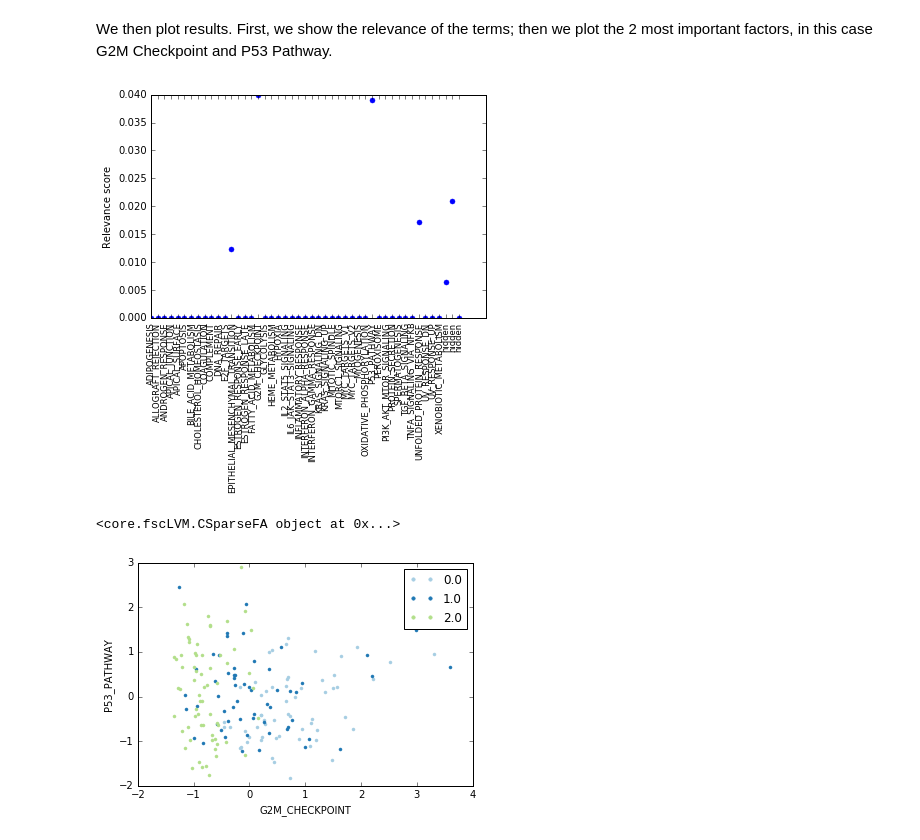
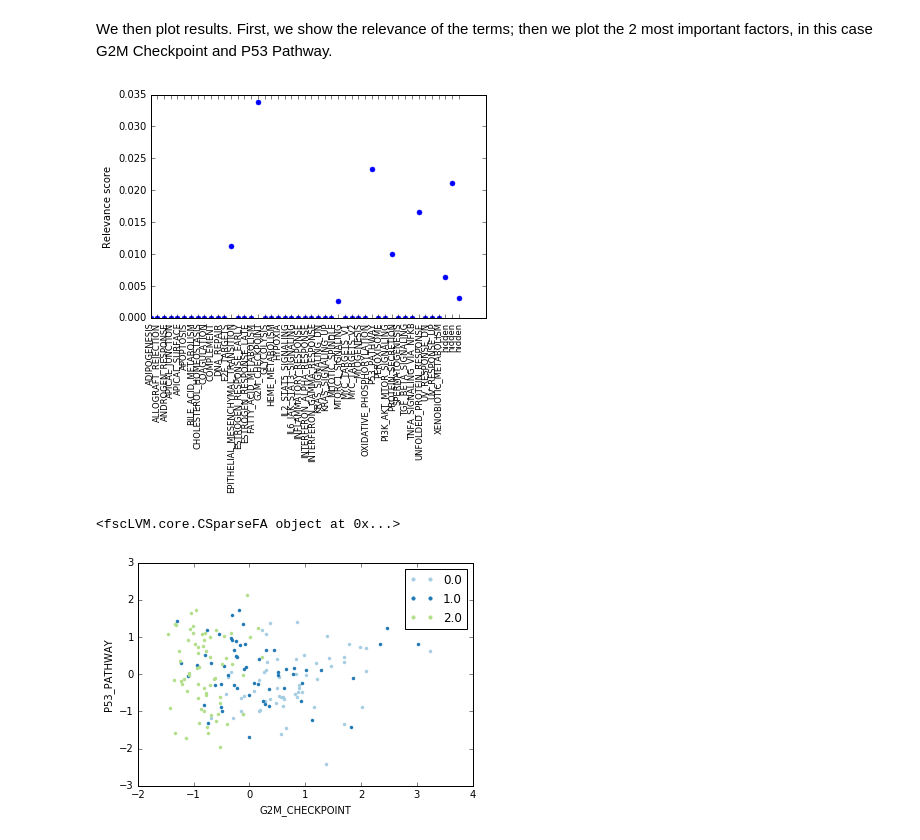
Before and after one commit to bioFAM/slalom, a Jupyter notebook: py/demo/ipynb/f-scLVM.ipynb, the cells around one changed output. Drawn from its saved outputs; the diff is of its cells as text; code cells hidden in the pictures.

```diff
--- a/py/demo/ipynb/f-scLVM.ipynb
+++ b/py/demo/ipynb/f-scLVM.ipynb
@@ -41,29 +88,24 @@ Next we need to load the relevant data from the hdf5 file. minGenes is the minim
 # %%
-data = utils.load_data(dFile, annotation=anno, minGenes=15, nHidden=nHidden, doFast=True, noise=noise)
+dFile = 'Buettneretal_.hdf5'
+
+data = utils.load_data(dFile, annotation= 'MSigDB', minGenes=15, nHidden=3, doFast=True,
+                       noise='gauss', data_dir=data_dir)
 # %% [markdown]
 Next, we initialise the model and iterate.
 # %%
 Y = data['Y']
 
 #use pre-training to determine initial update order
-init_params = {}
-init_params['noise'] = noise
-init_params['iLatent'] = SP.where(data['terms']=='hidden')[0]
-
-#get initial ordering via pre-training
-Ilabel = utils.preTrain(Y, data['terms'], data['pi'],init_params)
-
-#re-order terms
-print "Initial order", data['terms'][Ilabel]
+Ilabel = utils.preTrain(Y, data['terms'],data['pi'],noise='gauss')
 terms = data['terms'][Ilabel]
 pi = data['pi'][:,Ilabel]
+print "Initial order", terms
 
 
 #initialise model
-init={'init_data':fscLVM.CGauss(Y),'Pi':pi,'init_factors':init_params}
-priors = {'Eps': {'priors':[1E-3,1E-3]}}
-FA = fscLVM.CSparseFA(components=pi.shape[1], priors=priors,verbose=True)
+init={'init_data':fscLVM.CGauss(Y),'Pi':pi,'terms':terms, 'noise':'gauss'}
+FA = fscLVM.CSparseFA(components=pi.shape[1])
 FA.init(**init)
 
 #iterate
-FA.iterate()
+FA.iterate(nIterations=2000)
@@ -90,14 +114,15 @@ Converged after 800 iterations
 We then plot results. First, we show the relevance of the terms; then we plot the 2 most important factors, in this case G2M Checkpoint and P53 Pathway.
 # %%
 #scatter plot of two most important factors
-utils.plotTerms(FA, terms=terms)
+#TODO integrate ploy's plot script.
+utils.plotTerms(FA, terms=terms, madFilter=0.4)
 
 dataFile = h5py.File(os.path.join(data_dir, dFile), 'r')
 utils.plotFactors(0,1,FA,lab = dataFile['Known'][:][0,:]+2*dataFile['Known'][:][1,:],
-                  terms=terms, isCont=False)
+                  terms=terms, isCont=False, madFilter=-0.1)
 # %% [output]
-[figure, old version]
+[figure, new version]
-<core.fscLVM.CSparseFA object at 0x...>
+<fscLVM.core.CSparseFA object at 0x...>
-[figure, old version]
+[figure, new version]
 # %%
 #specify out_file
```
Also changed, not shown: parts of 12 cells of this notebook.
